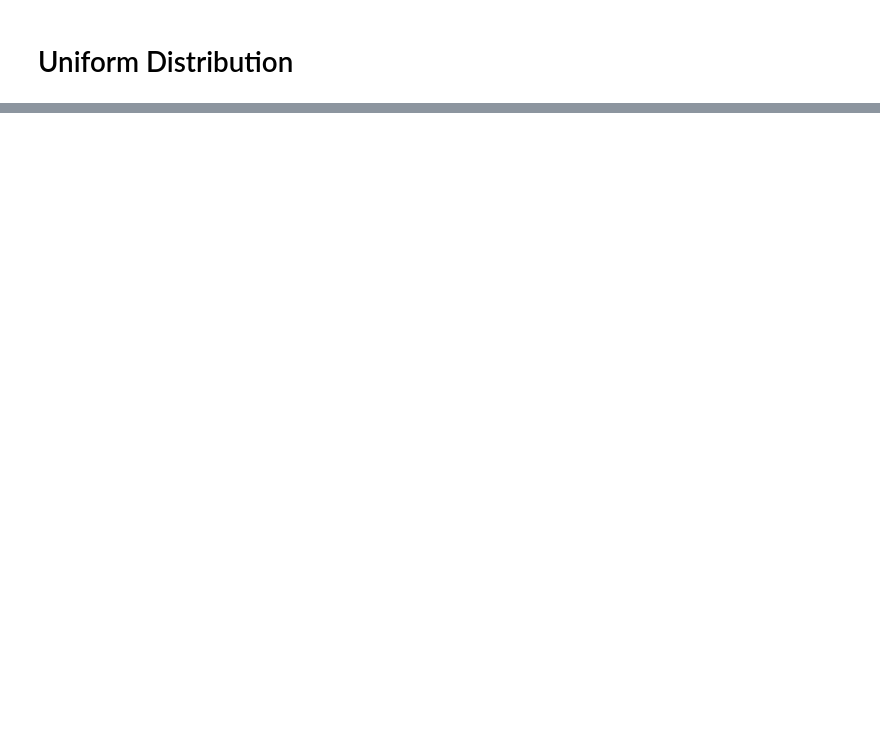
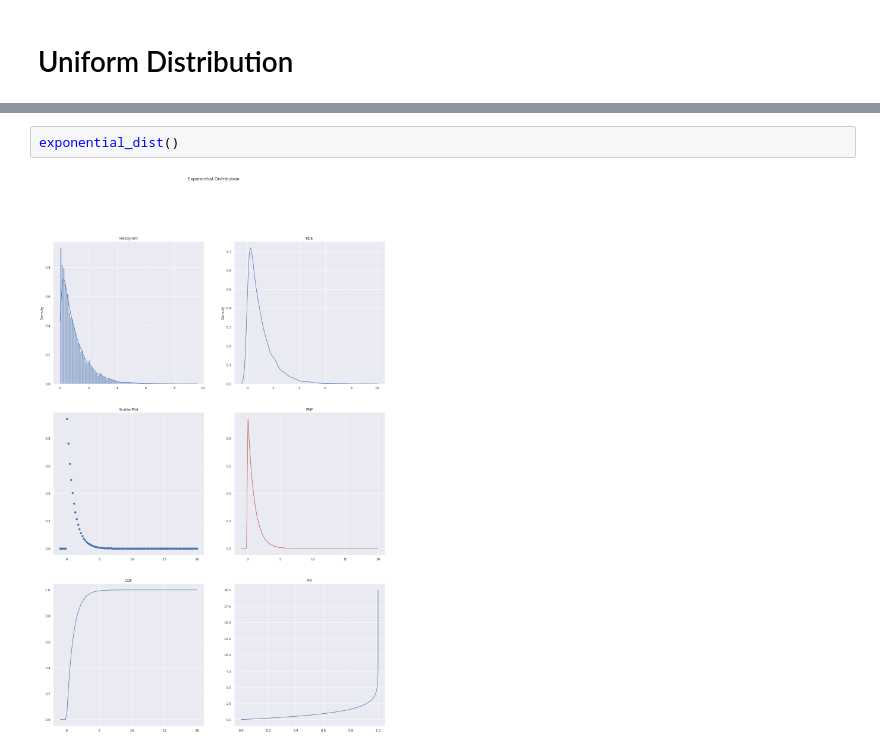
Before and after one commit to bhavinmoriya/Miscellaneous, a Jupyter notebook: basics-of-statistics.ipynb, the cells around one changed output, grey strips where cells are left out. Cells and saved outputs as stored; diff of their text form; blank space fills up the shorter version.

```diff
--- a/basics-of-statistics.ipynb
+++ b/basics-of-statistics.ipynb
@@ -229,0 +436,4 @@ Text(0.5, 0.98, 'Uniform Distribution')
+# %%
+exponential_dist()
+# %% [output]
+[figure, added]
```
Also changed, not shown: parts of 25 cells of this notebook.
